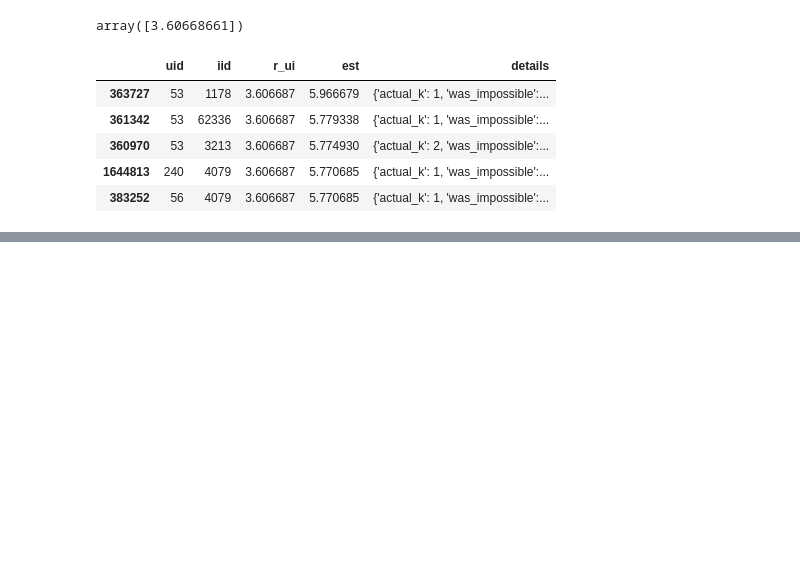
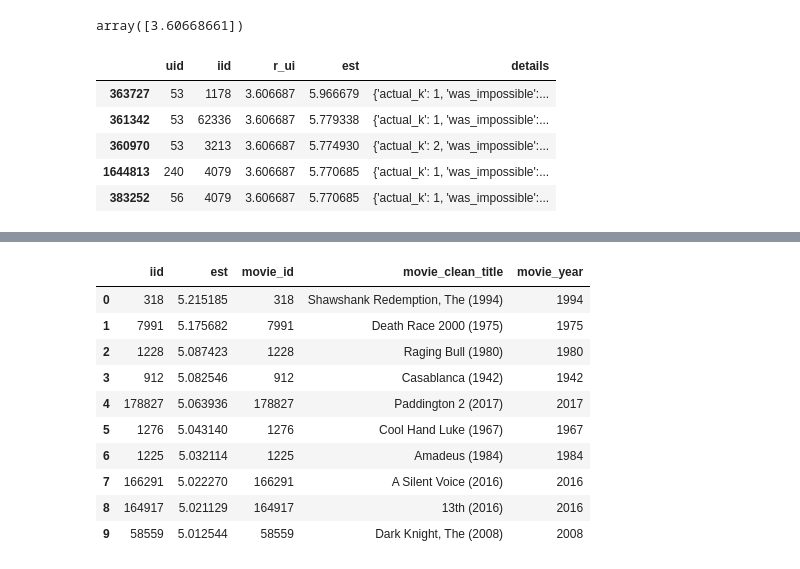
Before and after one commit to LorenaGiVa/Caso---Marketing, a Jupyter notebook: c_modelos.ipynb, the cells around one changed output, grey strips where cells are left out. Saved outputs shown, nothing was run; the diff lists cells and outputs as text; code cells hidden in the pictures; blank space fills up the shorter version.

Commit message:
Corrección sistema de recomendación de filtros colaborativos

```diff
--- a/c_modelos.ipynb
+++ b/c_modelos.ipynb
@@ -545,20 +546,3 @@ predictions_df.sort_values(by='est',ascending=False).head()
 | 360970 | 53 | 3213 | 3.606687 | 5.774930 | {'actual_k': 2, 'was_impossible':... |
 | 1644813 | 240 | 4079 | 3.606687 | 5.770685 | {'actual_k': 1, 'was_impossible':... |
 | 383252 | 56 | 4079 | 3.606687 | 5.770685 | {'actual_k': 1, 'was_impossible':... |
-# %%
-##### funcion para recomendar los 10 peliculas con mejores predicciones y llevar base de datos para consultar resto de información
-def recomendaciones(user_id,n_recomend=10):
-
-    predictions_userID = predictions_df[predictions_df['uid'] == user_id].\
-                    sort_values(by="est", ascending = False).head(n_recomend)
-
-    recomendados = predictions_userID[['iid','est']]
-    recomendados.to_sql('reco',conn,if_exists="replace")
-
-    recomendados=pd.read_sql('''select a.*, b.movie_title
-                             from reco a left join full_ratings b
-                             on a.iid=b.movie_id ''', conn)
-
-    return(recomendados)
-
-recomendaciones(user_id=609,n_recomend=10)
@@ -578,0 +549,3 @@ recomendaciones(user_id=609,n_recomend=10)
+# %%
+movies = movies.drop(columns=['movie_genres'])
+movies
@@ -578,0 +566,27 @@ recomendaciones(user_id=609,n_recomend=10)
+# %%
+def recomendaciones(user_id, movies_df, n_recomend=10):
+    predictions_userID = predictions_df[predictions_df['uid'] == user_id].\
+                    sort_values(by="est", ascending=False).head(n_recomend)
+
+    recomendados = predictions_userID[['iid', 'est']]
+
+    # Unir las recomendaciones con la información de las películas
+    recomendados_con_info = pd.merge(recomendados, movies_df,
+                                     left_on='iid', right_on='movie_id', how='left')
+
+    return recomendados_con_info.head(10)
+
+# Llamar a la función recomendaciones pasando la tabla movies como parámetro
+recomendaciones(user_id=1, movies_df=movies, n_recomend=10)
+# %% [output]
+|  | iid | est | movie_id | movie_clean_title | movie_year |
+| 0 | 318 | 5.215185 | 318 | Shawshank Redemption, The (1994) | 1994 |
+| 1 | 7991 | 5.175682 | 7991 | Death Race 2000 (1975) | 1975 |
+| 2 | 1228 | 5.087423 | 1228 | Raging Bull (1980) | 1980 |
+| 3 | 912 | 5.082546 | 912 | Casablanca (1942) | 1942 |
+| 4 | 178827 | 5.063936 | 178827 | Paddington 2 (2017) | 2017 |
+| 5 | 1276 | 5.043140 | 1276 | Cool Hand Luke (1967) | 1967 |
+| 6 | 1225 | 5.032114 | 1225 | Amadeus (1984) | 1984 |
+| 7 | 166291 | 5.022270 | 166291 | A Silent Voice (2016) | 2016 |
+| 8 | 164917 | 5.021129 | 164917 | 13th (2016) | 2016 |
+| 9 | 58559 | 5.012544 | 58559 | Dark Knight, The (2008) | 2008 |
```
Also changed, not shown: parts of 9 cells of this notebook.
